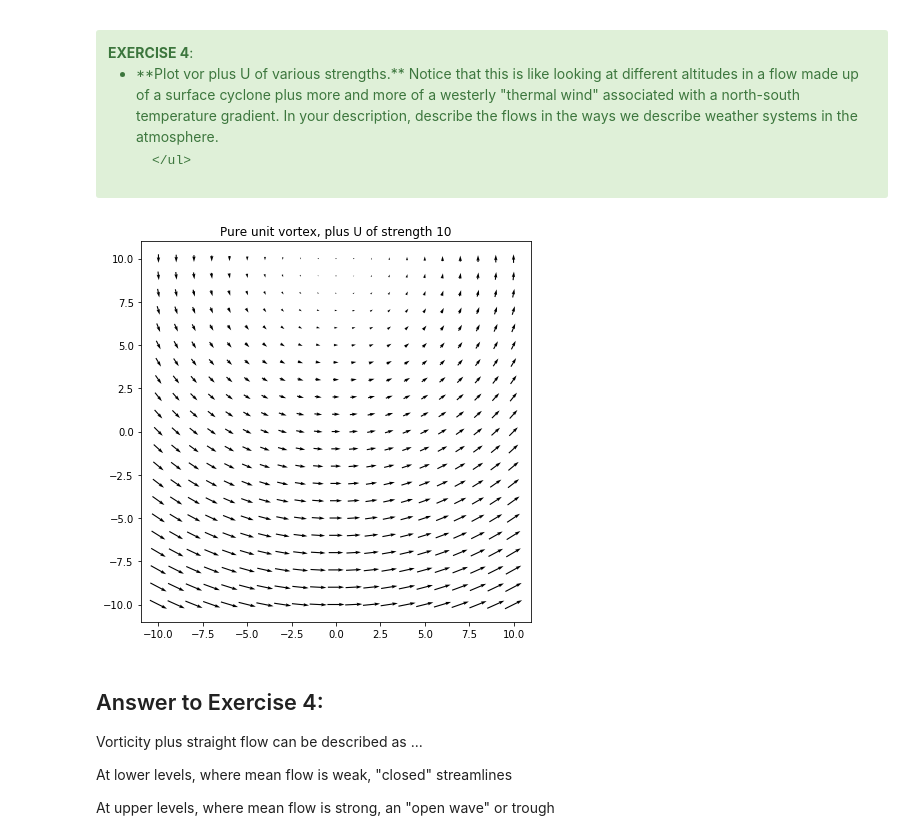
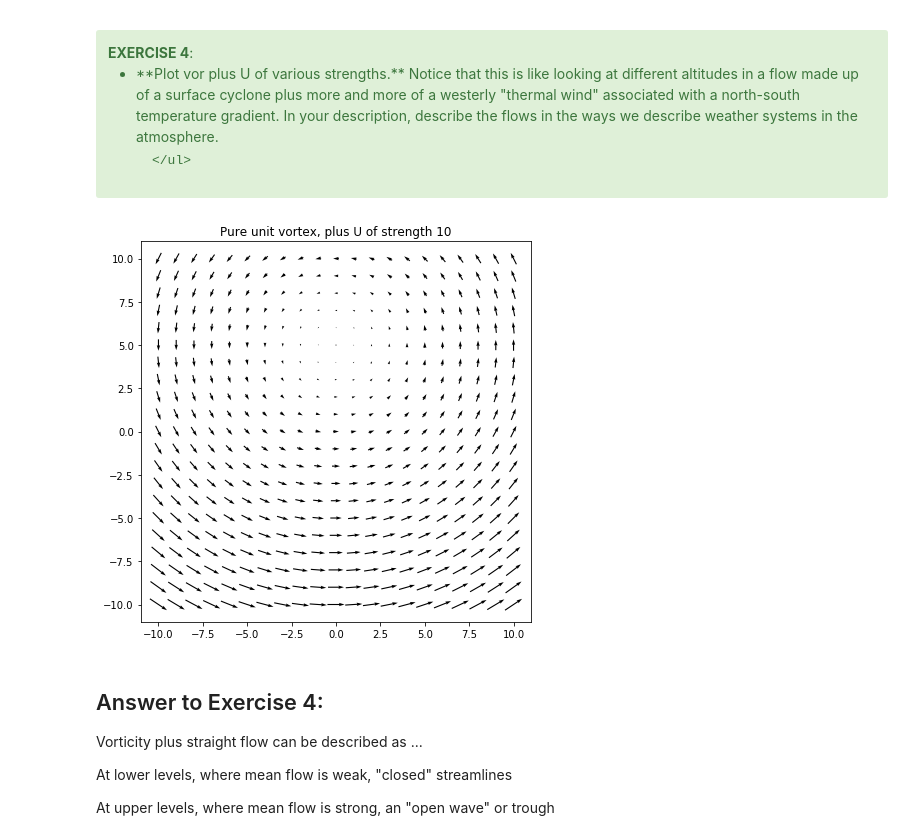
Before and after one commit to weiming9115/ATM651_IntroAtmDynamics, a Jupyter notebook: Notebooks/Kinematics_pure-python.ipynb, the cells around one changed output. Drawn from its saved outputs; the diff is of its cells as text; code cells hidden in the pictures.

```diff
--- a/Notebooks/Kinematics_pure-python.ipynb
+++ b/Notebooks/Kinematics_pure-python.ipynb
@@ -167,18 +167,18 @@ Vorticity plus deformation (two curved flow patterns) makes a flow we could desc
 # %%
 # Define the display field udisp,vdisp and give it a label.
 # Edit-> Copy and paste this cell, then adjust the top 2 lines for the other cases
 
-udisp,vdisp = 10*uU+uvor, vU+vvor
+udisp,vdisp = 5*uU+uvor, vU+vvor
 label = 'Pure unit vortex, plus U of strength 10'
 
 
 # Display the vector field as arrows, CENTERED ON the point they apply to
 fig, ax = plt.subplots(figsize=(7,7))
 plt.quiver(x, y, udisp, vdisp, pivot='mid')
 plt.title(label)
 plt.show()
 # %% [output]
-[figure, old version]
+[figure, new version]
 # %% [markdown]
 ## Answer to Exercise 4:
 
```
Also changed, not shown: 1 other file.
